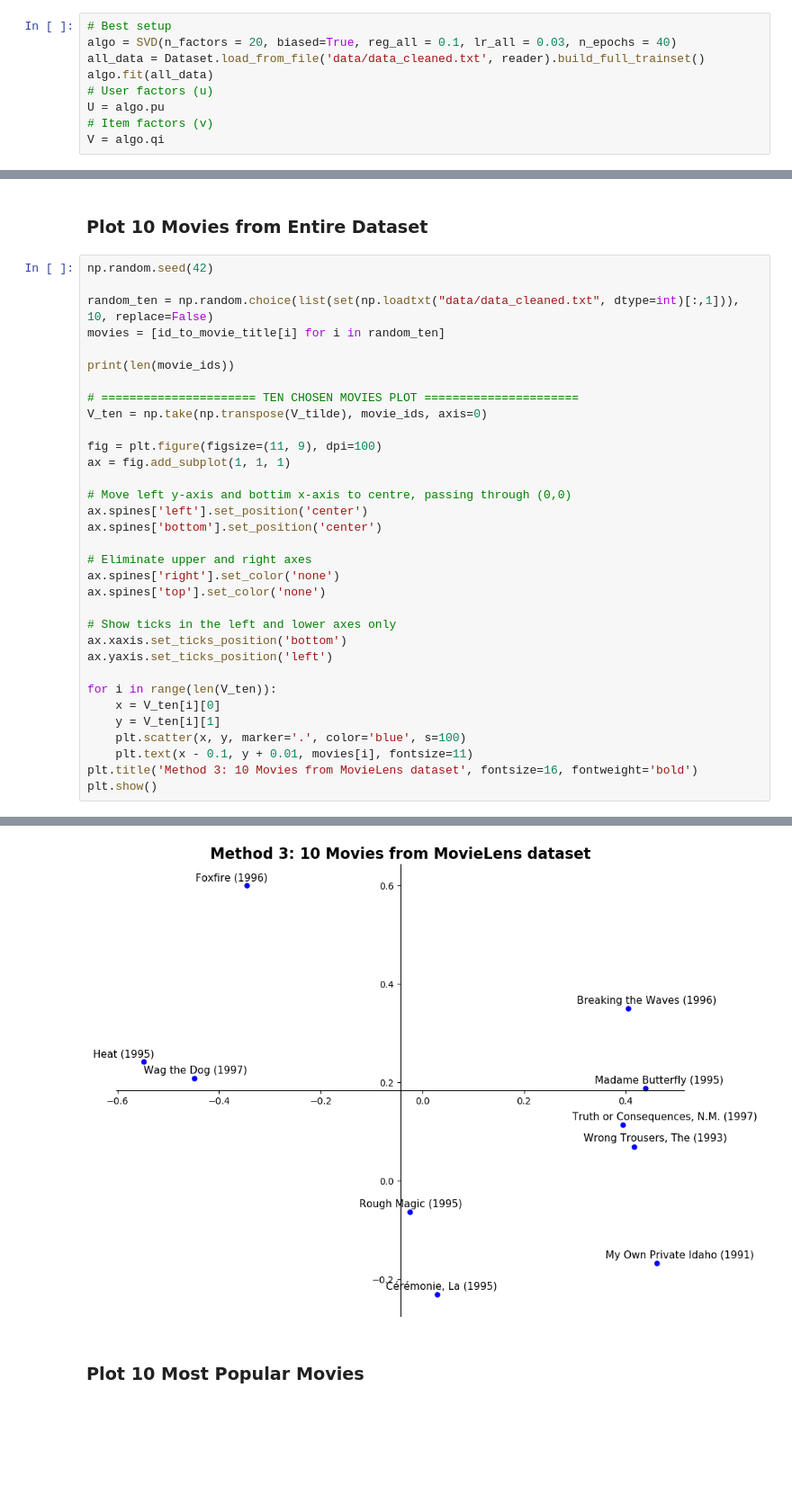
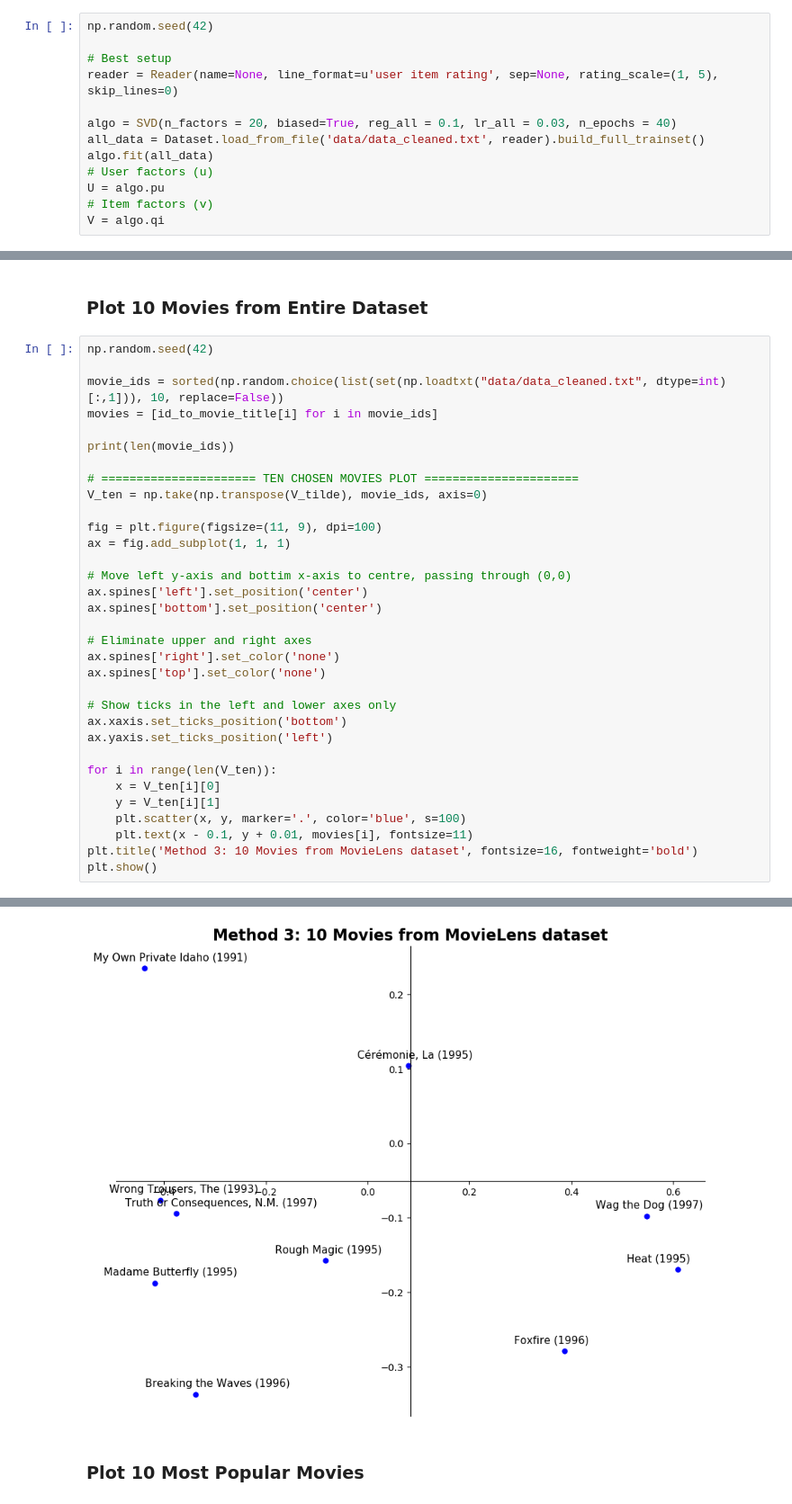
Before and after one commit to 18jeffreyma/cs155-visualization-miniproject, a Jupyter notebook: 5_matrix_factorization3.ipynb, the cells around one changed output, grey strips where cells are left out. Shown: that part at 90% size. Saved outputs shown, nothing was run; the diff lists cells and outputs as text; blank space fills up the shorter version.

```diff
--- a/5_matrix_factorization3.ipynb
+++ b/5_matrix_factorization3.ipynb
@@ -71,5 +53,9 @@ RMSE: 0.9114
 # %%
+np.random.seed(42)
+
 # Best setup
+reader = Reader(name=None, line_format=u'user item rating', sep=None, rating_scale=(1, 5), skip_lines=0)
+
 algo = SVD(n_factors = 20, biased=True, reg_all = 0.1, lr_all = 0.03, n_epochs = 40)
 all_data = Dataset.load_from_file('data/data_cleaned.txt', reader).build_full_trainset()
 algo.fit(all_data)
@@ -124,39 +110,39 @@ for i in range(1,len(id_to_movie_title)):
 # %%
 np.random.seed(42)
 
-random_ten = np.random.choice(list(set(np.loadtxt("data/data_cleaned.txt", dtype=int)[:,1])), 10, replace=False)
-movies = [id_to_movie_title[i] for i in random_ten]
+movie_ids = sorted(np.random.choice(list(set(np.loadtxt("data/data_cleaned.txt", dtype=int)[:,1])), 10, replace=False))
+movies = [id_to_movie_title[i] for i in movie_ids]
 
 print(len(movie_ids))
 
 # ====================== TEN CHOSEN MOVIES PLOT ======================
 V_ten = np.take(np.transpose(V_tilde), movie_ids, axis=0)
 
 fig = plt.figure(figsize=(11, 9), dpi=100)
 ax = fig.add_subplot(1, 1, 1)
 
 # Move left y-axis and bottim x-axis to centre, passing through (0,0)
 ax.spines['left'].set_position('center')
 ax.spines['bottom'].set_position('center')
 
 # Eliminate upper and right axes
 ax.spines['right'].set_color('none')
 ax.spines['top'].set_color('none')
 
 # Show ticks in the left and lower axes only
 ax.xaxis.set_ticks_position('bottom')
 ax.yaxis.set_ticks_position('left')
 
 for i in range(len(V_ten)):
     x = V_ten[i][0]
     y = V_ten[i][1]
     plt.scatter(x, y, marker='.', color='blue', s=100)
     plt.text(x - 0.1, y + 0.01, movies[i], fontsize=11)
 plt.title('Method 3: 10 Movies from MovieLens dataset', fontsize=16, fontweight='bold')
 plt.show()
 # %% [output]
 10
-[figure, old version]
+[figure, new version]
 # %% [markdown]
 ### Plot 10 Most Popular Movies
 # %%
```
Also changed, not shown: parts of 3 cells of this notebook.
